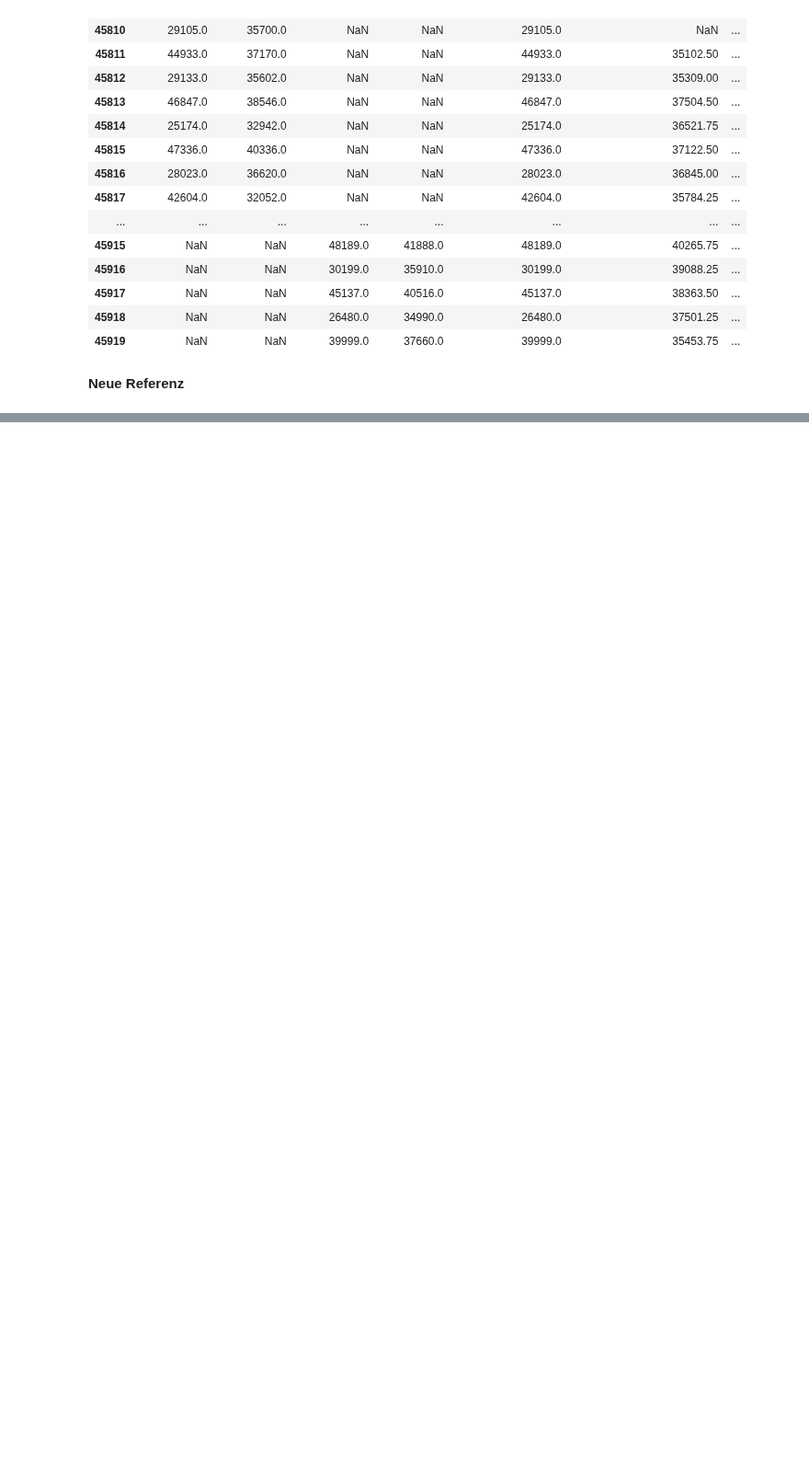
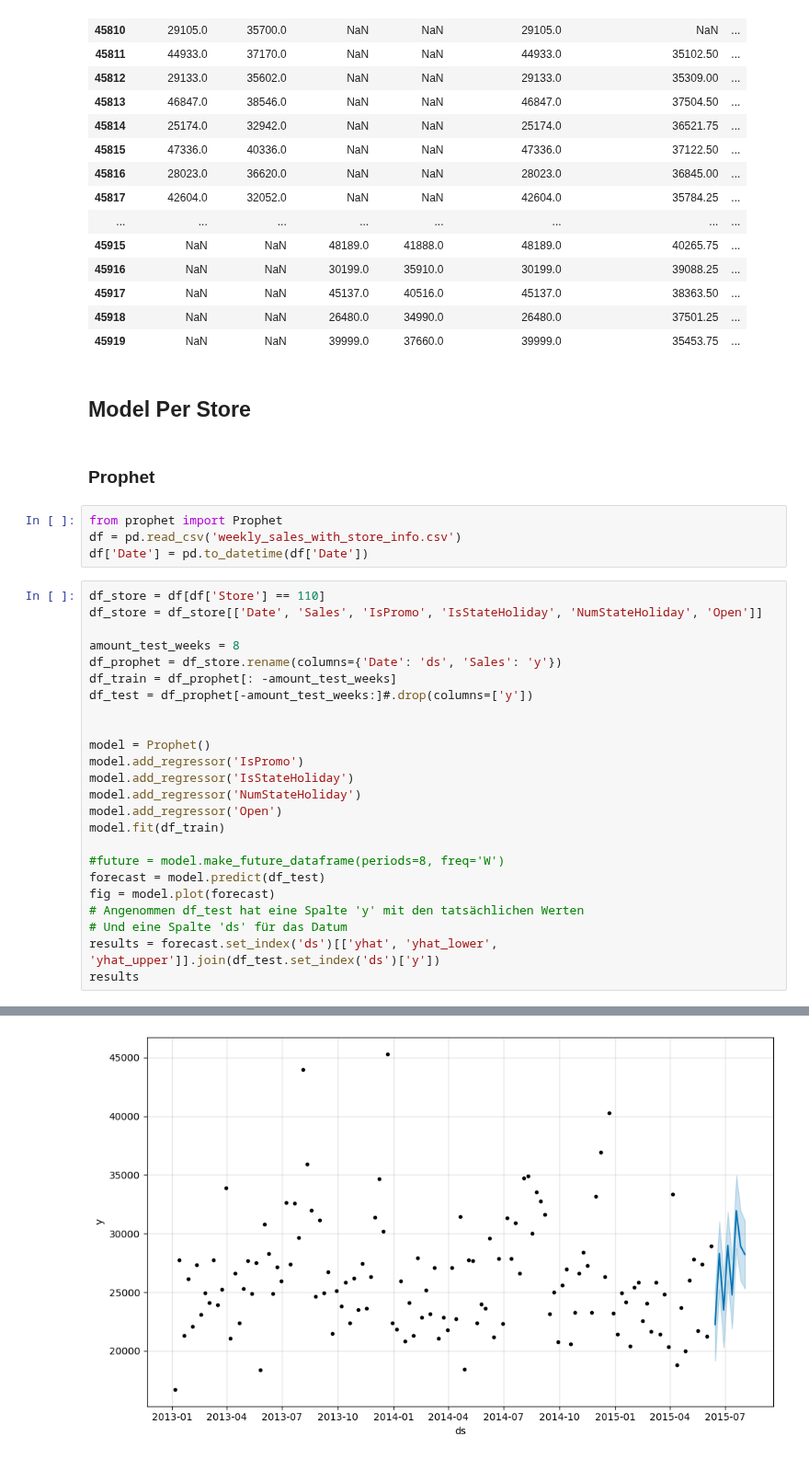
Before and after one commit to Dsite42/Capstone_Project_Rossmann, a Jupyter notebook: Capstone Projekt Rossmann - Predictive Modeling.ipynb, the cells around one changed output, grey strips where cells are left out. Shown at 92% size. Saved outputs shown, nothing was run; the diff lists cells and outputs as text; blank space fills up the shorter version.

Commit message:
added Prophet

```diff
--- a/Capstone Projekt Rossmann - Predictive Modeling.ipynb
+++ b/Capstone Projekt Rossmann - Predictive Modeling.ipynb
@@ -615,5 +673,36 @@ meand of Diff_mean: 7602.6875
 | 45917 | NaN | NaN | 45137.0 | 40516.0 | 45137.0 | 38363.50 | ... |
 | 45918 | NaN | NaN | 26480.0 | 34990.0 | 26480.0 | 37501.25 | ... |
 | 45919 | NaN | NaN | 39999.0 | 37660.0 | 39999.0 | 35453.75 | ... |
-# %% [markdown]
-**Neue Referenz**
+# %% [markdown]
+## Model Per Store
+# %% [markdown]
+### Prophet
+# %%
+from prophet import Prophet
+df = pd.read_csv('weekly_sales_with_store_info.csv')
+df['Date'] = pd.to_datetime(df['Date'])
+# %%
+df_store = df[df['Store'] == 110]
+df_store = df_store[['Date', 'Sales', 'IsPromo', 'IsStateHoliday', 'NumStateHoliday', 'Open']]
+
+amount_test_weeks = 8
+df_prophet = df_store.rename(columns={'Date': 'ds', 'Sales': 'y'})
+df_train = df_prophet[: -amount_test_weeks]
+df_test = df_prophet[-amount_test_weeks:]#.drop(columns=['y'])
+
+
+model = Prophet()
+model.add_regressor('IsPromo')
+model.add_regressor('IsStateHoliday')
+model.add_regressor('NumStateHoliday')
+model.add_regressor('Open')
+model.fit(df_train)
+
+#future = model.make_future_dataframe(periods=8, freq='W')
+forecast = model.predict(df_test)
+fig = model.plot(forecast)
+# Angenommen df_test hat eine Spalte 'y' mit den tatsächlichen Werten
+# Und eine Spalte 'ds' für das Datum
+results = forecast.set_index('ds')[['yhat', 'yhat_lower', 'yhat_upper']].join(df_test.set_index('ds')['y'])
+results
+# %% [output]
@@ -619,0 +721 @@ meand of Diff_mean: 7602.6875
+[figure, added]
```
Also changed, not shown: parts of 7 cells of this notebook.
